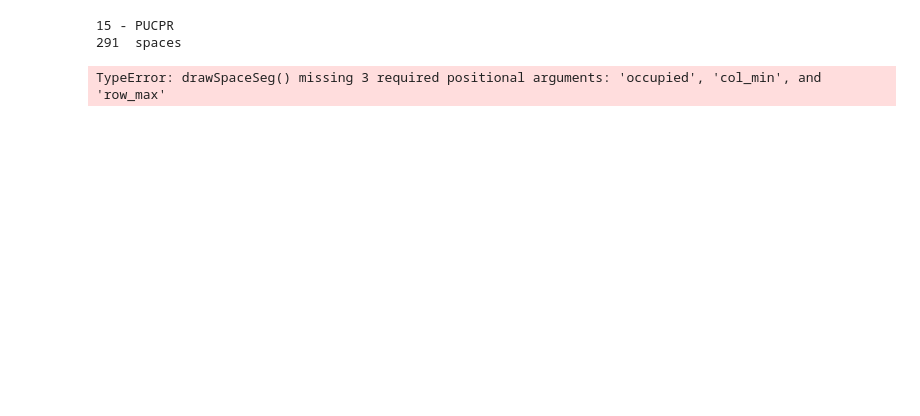
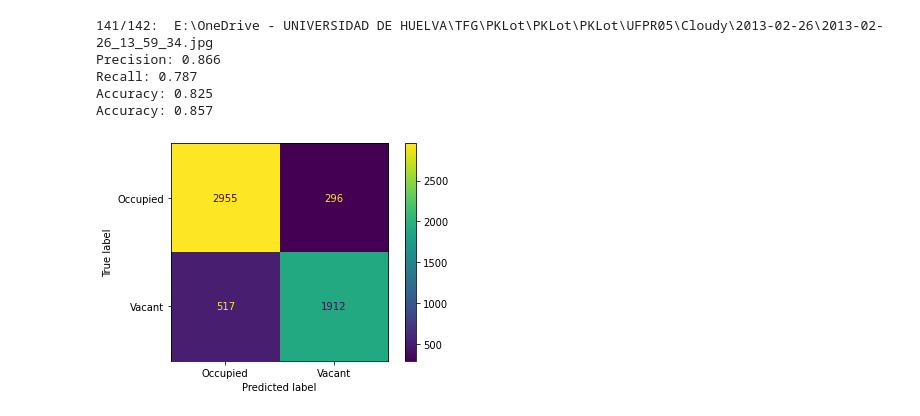
Before and after one commit to VisionPark/VisionParkDetect, a Jupyter notebook: test-01.ipynb, the cells around one changed output. Cells and saved outputs as stored; diff of their text form; code cells hidden in the pictures; blank space fills up the shorter version.

```diff
--- a/test-01.ipynb
+++ b/test-01.ipynb
@@ -556,7 +672,7 @@ import os # list directories
 # https://www.youtube.com/watch?v=caKnQlCMIYI
 parkings = fetch_parkings(con)
 
-for p in parkings:
+for p, i in enumerate(parkings):
 
     # SAMPLE STATIC PARKING CAPTURE
     parking_img = cv.imread(
@@ -608,7 +724,19 @@ for p in parkings:
 
 
 cv.destroyAllWindows()
-# %% [output]
-15 - PUCPR
-291  spaces
-TypeError: drawSpaceSeg() missing 3 required positional arguments: 'occupied', 'col_min', and 'row_max'
+# %%
+import random
+import glob
+
+path = 'E:\\OneDrive - UNIVERSIDAD DE HUELVA\TFG\PKLot\PKLot\PKLot\\UFPR05\\Cloudy'
+files = glob.glob(path+ '/**/*.jpg', recursive=True)            # Get all images in path
+selected_files = random.choices(files, k=int(len(files)/10))    # Select n random images from dataset
+
+detect_batch(selected_files)
+# %% [output]
+141/142:  E:\OneDrive - UNIVERSIDAD DE HUELVA\TFG\PKLot\PKLot\PKLot\UFPR05\Cloudy\2013-02-26\2013-02-26_13_59_34.jpg
+Precision: 0.866
+Recall: 0.787
+Accuracy: 0.825
+Accuracy: 0.857
+[figure, added]
```
Also changed, not shown: parts of 12 cells of this notebook.
